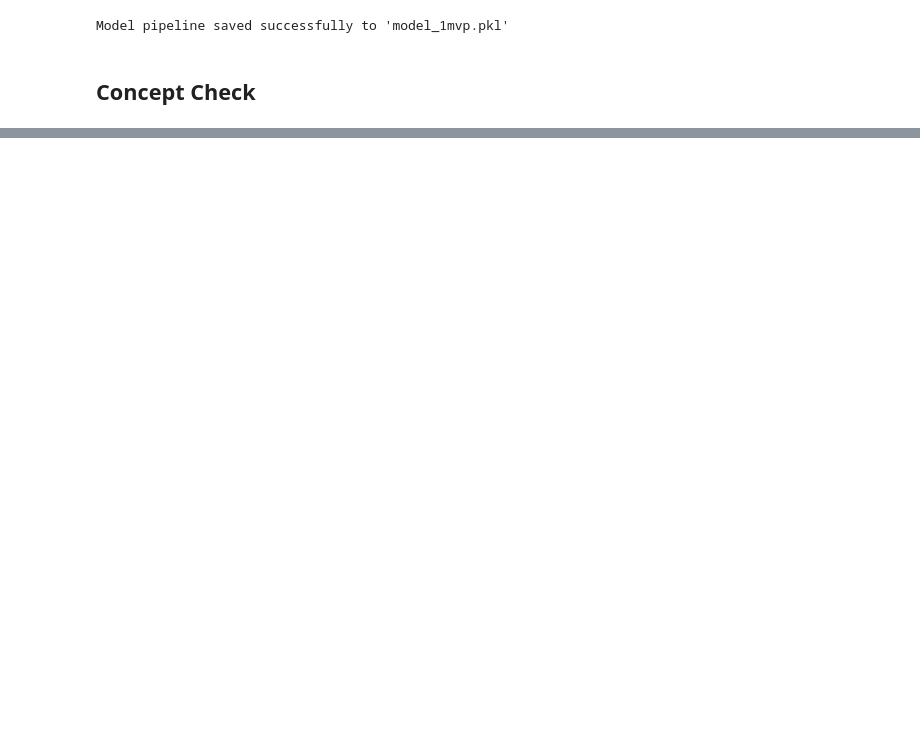
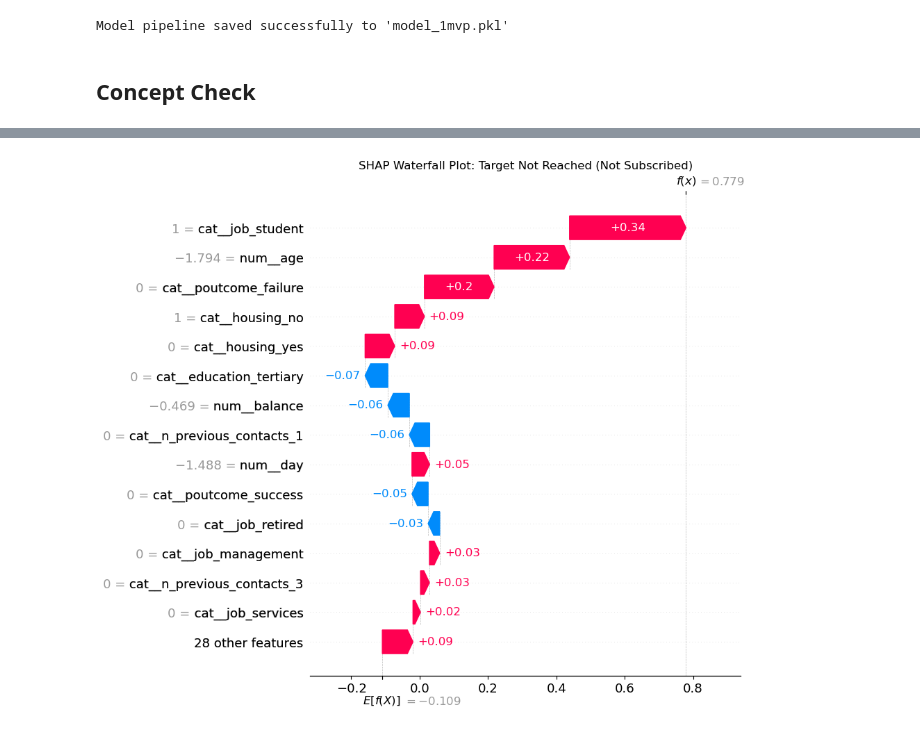
Before and after one commit to csmoilis/final_assignment_bank_campaign, a Jupyter notebook: Cristian_notebook.ipynb, the cells around one changed output, grey strips where cells are left out. Cells and saved outputs as stored; diff of their text form; code cells hidden in the pictures; blank space fills up the shorter version.

```diff
--- a/Cristian_notebook.ipynb
+++ b/Cristian_notebook.ipynb
@@ -1170,0 +1297,16 @@ Model pipeline saved successfully to 'model_1mvp.pkl'
+# %%
+fig, ax = plt.subplots(figsize=(10, 6))
+shap.plots.waterfall(
+    shap.Explanation(
+        values=shap_values_negative,
+        base_values=explainer.expected_value,
+        data=x_negative,
+        feature_names=feature_names
+    ),
+    max_display=15,
+    show=False
+)
+plt.title("SHAP Waterfall Plot: Target Not Reached (Not Subscribed)")
+plt.show()
+# %% [output]
+[figure, added]
```
Also changed, not shown: parts of 16 cells of this notebook, 5 other files.
